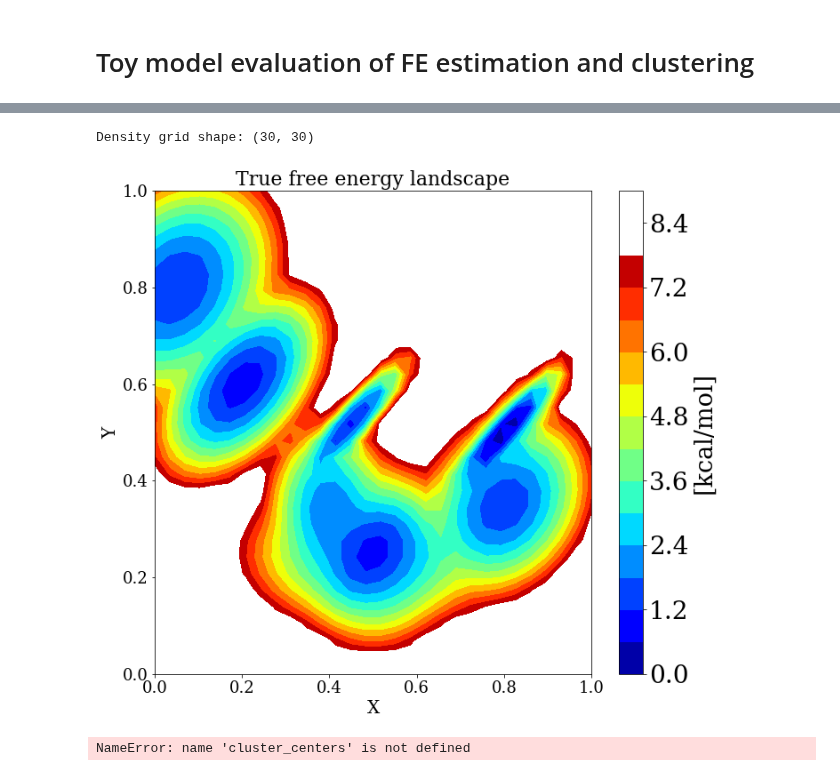
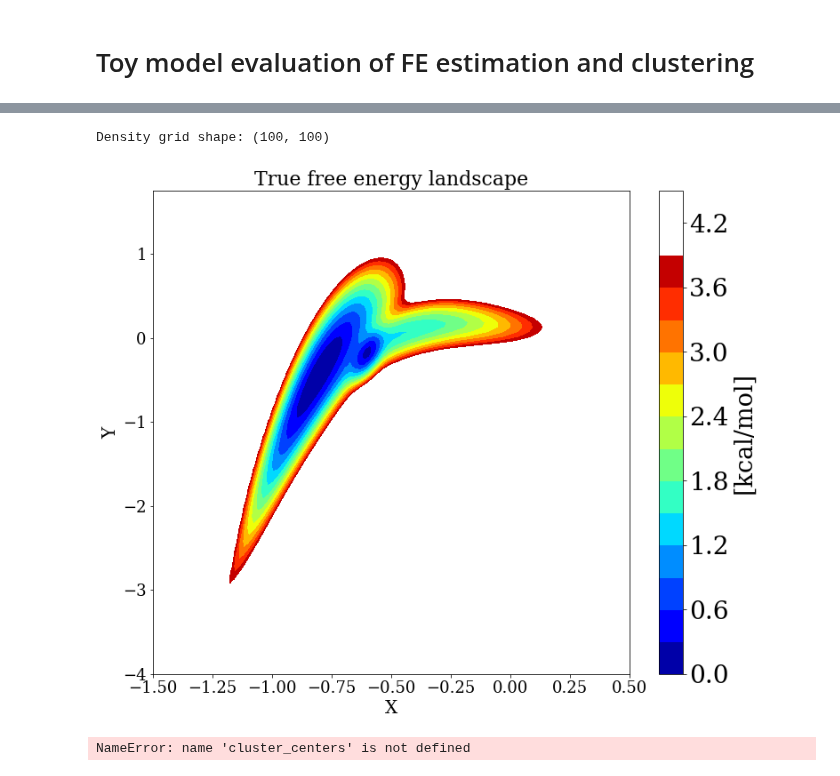
Before and after one commit to anniewesterlund/InfleCS-free-energy-clustering-tutorial, a Jupyter notebook: toy_model_evaluation.ipynb, the cells around one changed output, grey strips where cells are left out. Cells and saved outputs as stored; diff of their text form; code cells hidden in the pictures.

Commit message:
update toy model eval script

```diff
--- a/toy_model_evaluation.ipynb
+++ b/toy_model_evaluation.ipynb
@@ -7,7 +7,7 @@ import GMM_FE
 import matplotlib.pyplot as plt
 from matplotlib.font_manager import FontProperties
 # %%
-toy_model = 'nonlinear_GMM_2D'
+toy_model = 'GMM_2D'
 
 x_lims = [[0,1],[0,1]]
 stack_landscapes=False
@@ -26,9 +26,12 @@ else:
 nx = 30
 # %%
 # Sample from model
-for i in range(1,51):
-    data = tm.sample(4000)
-    np.savetxt('sampled_data_'+tm.name+str(i)+'.txt',data)
+save_data=False
+
+for i in range(1,2):
+    data = tm.sample(2000)
+    if save_data:
+        np.savetxt('sampled_data_'+tm.name+str(i)+'.txt',data)
 
     #data = tm.sample(1500)
 
@@ -57,7 +60,8 @@ for i in range(1,51):
         #labels, cluster_centers = true_fe.cluster(coords,FE_points,data,assign_transition_points=True)
         labels, cluster_centers = true_fe.cluster(data,FE_points,assign_transition_points=True)
 
-    np.save('cluster_labels_'+tm.name+str(i)+'.npy',labels)
+    if save_data:
+        np.save('cluster_labels_'+tm.name+str(i)+'.npy',labels)
 
 fig=plt.figure(1,figsize=(5,5))
 ax=fig.add_subplot(111)
@@ -83,41 +97,41 @@ plt.show()
 # %%
 # Create a free energy object with known toy model
-true_fe = GMM_FE.FreeEnergy(data,x_lims=x_lims,n_grids=nx,verbose=False,stack_landscapes=stack_landscapes)
+true_fe = GMM_FE.FreeEnergy(data,x_lims=x_lims,n_grids=100,verbose=False,stack_landscapes=stack_landscapes)
 true_fe.density_est_ = tm
 coords, density = true_fe._density_landscape(tm)
 
 # Compute true free energy
 FE_landscape = true_fe._free_energy(density)
 min_FE = np.min(FE_landscape)
 FE_landscape = FE_landscape-min_FE
 
 FE_points = true_fe._free_energy(data_density)-min_FE
 
 # Set true free energies
 true_fe.coords_ = coords
 true_fe.FE_landscape_ = FE_landscape
 true_fe.FE_points_ = FE_points
 
 # Visualize the model
-true_fe.visualize(show_data=False,vmax=8)
+true_fe.visualize(show_data=False,vmax=4,xlabel='X',ylabel='Y')
 plt.xlabel('X',fontsize=20,fontname='serif',fontweight='light')
 plt.ylabel('Y',fontsize=20,fontname='serif',fontweight='light')
 plt.title('True free energy landscape',fontsize=22,fontname='serif',fontweight='light')
 plt.tick_params(axis='both', which='major', labelsize=18)
 
 for tick in ax.get_xticklabels():
     tick.set_fontname("Serif")
     tick.set_fontweight('light')
 
 for tick in ax.get_yticklabels():
     tick.set_fontname("Serif")
     tick.set_fontweight('light')
 
 plt.savefig(toy_model+'_free_energy_landscape.svg')
 plt.show()
 # %% [output]
-Density grid shape: (30, 30)
+Density grid shape: (100, 100)
-[figure, old version]
+[figure, new version]
 # %%
 # Cluster data
 if hasattr(tm,"assign_cluster_labels"):
```
Also changed, not shown: parts of 5 cells of this notebook.
